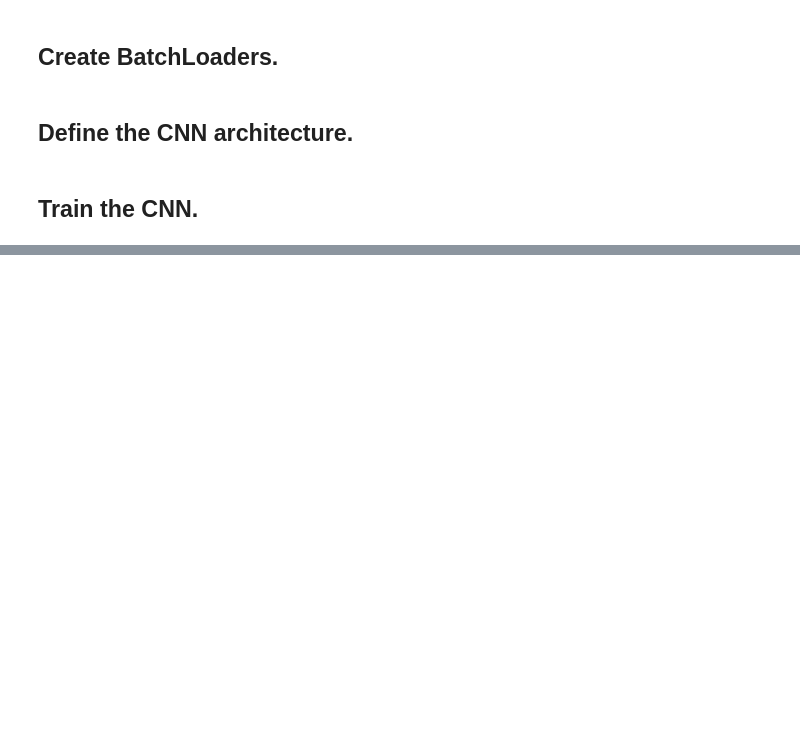
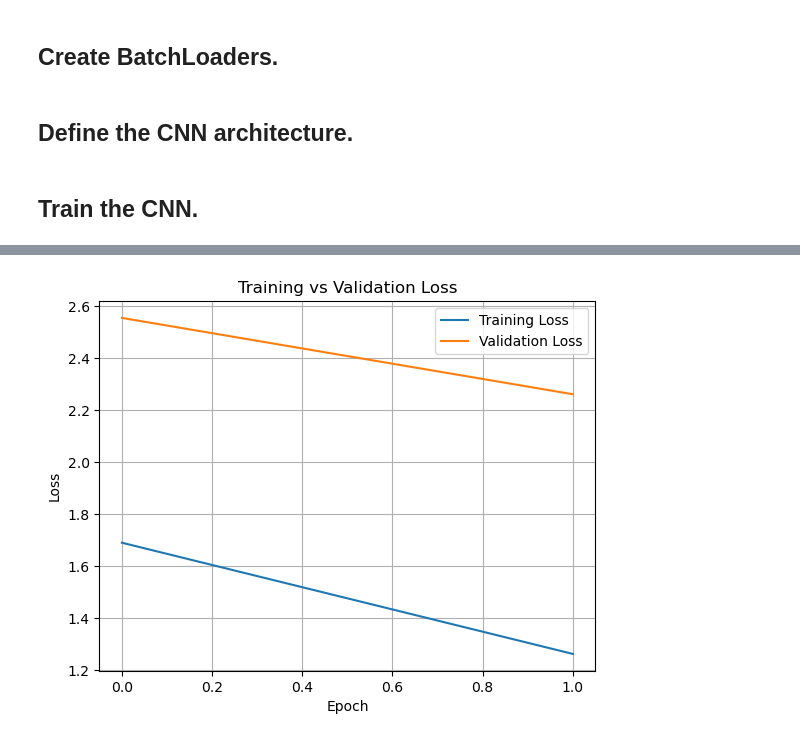
Before and after one commit to michaelkosmider/dlminibox, a Jupyter notebook: cnn_example.ipynb, the cells around one changed output, grey strips where cells are left out. Drawn from its saved outputs; the diff is of its cells as text; code cells hidden in the pictures; blank space fills up the shorter version.

```diff
--- a/cnn_example.ipynb
+++ b/cnn_example.ipynb
@@ -68,9 +80,5 @@ X_train_full = np.concatenate(xs)  # shape (50000, 3, 32, 32)
 y_train_full = np.concatenate(ys)
 X_test, y_test = load_cifar_batch(os.path.join(extract_path, 'test_batch'))
 
-# Normalize
-X_train_full = (X_train_full / 255.0 - 0.5) / 0.5  # normalize to [-1, 1]
-X_test = (X_test / 255.0 - 0.5) / 0.5
-
 # Set aside a validation set.
 X_train, y_train, X_val, y_val = train_val_split(X_train_full, y_train_full, ratio=0.1, seed=42)
@@ -79,22 +146,34 @@ X_train, y_train, X_val, y_val = train_val_split(X_train_full, y_train_full, rat
 # %%
 class Cifar10:
 
-    def __init__(self, images, labels):
+    def __init__(self, images, labels, image_transforms=None, label_transforms=None):
         super().__init__()
 
         self.images = images
         self.labels = labels
+        self.image_transforms = image_transforms
+        self.label_transforms = label_transforms
 
     def __getitem__(self, idx):
-        image = Variable(self.images[idx])
-        label = Variable(self.labels[idx])
+
+        image = self.images[idx]
+        label = self.labels[idx]
+
+        if self.image_transforms is not None:
+            image = self.image_transforms(image)
+
+        if self.label_transforms is not None:
+            label = self.label_transforms(label)
+
         return image, label
 
     def __len__(self):
         return self.images.shape[0]
 # %%
 batchloaders = {}
-batchloaders['train'] = BatchLoader(Cifar10(X_train, y_train), batch_size=64, shuffle=True)
+batchloaders['train'] = BatchLoader(Cifar10(X_train, y_train, train_image_transforms, label_transforms), batch_size=128, shuffle=True)
+batchloaders['val'] = BatchLoader(Cifar10(X_val, y_val, val_image_transforms, label_transforms), batch_size=128, shuffle=False)
+batchloaders['test'] = BatchLoader(Cifar10(X_test, y_test, val_image_transforms, label_transforms), batch_size=128, shuffle=False)
 # %% [markdown]
 ## Define the CNN architecture.
 # %%
@@ -133,6 +212,9 @@ class CNN(Module):
 # %% [markdown]
 ## Train the CNN.
 # %%
+learning_rate_schedule = {0: 0.01, 30: 0.001, 60: 0.0001}
+
 model = CNN()
-optimizer = SGD(model.parameters(), 0.001)
+optimizer = SGD(model.parameters(), momentum=0.9)
+scheduler = LRScheduler(optimizer, learning_rate_schedule)
 # %%
@@ -170,0 +271,11 @@ KeyboardInterrupt:
+# %%
+plt.plot(training_losses, label="Training Loss")
+plt.plot(validation_losses, label="Validation Loss")
+plt.xlabel("Epoch")
+plt.ylabel("Loss")
+plt.title("Training vs Validation Loss")
+plt.legend()
+plt.grid(True)
+plt.show()
+# %% [output]
+[figure, added]
```
Also changed, not shown: parts of 5 cells of this notebook, 9 other files.
